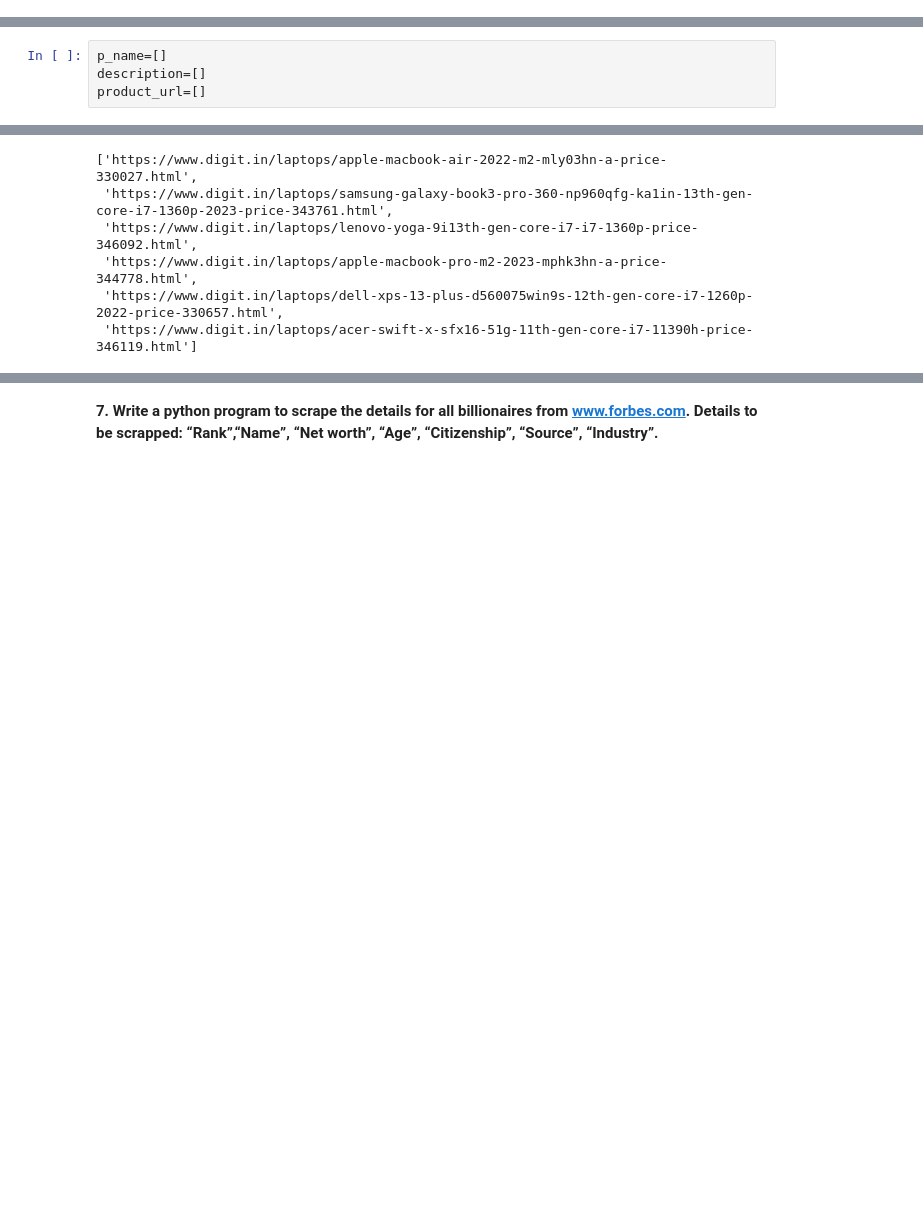
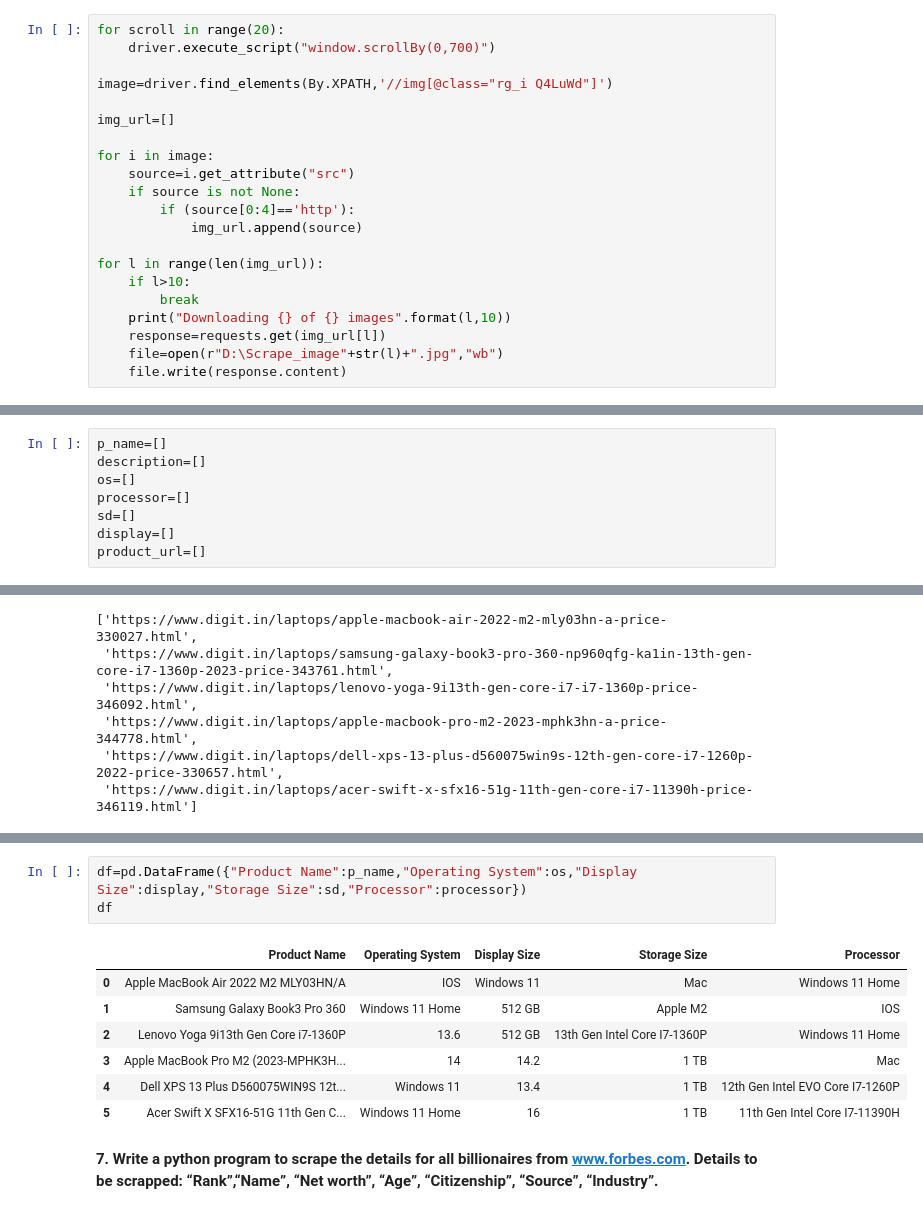
Before and after one commit to Soumendra007/Internship, a Jupyter notebook: Handling Exception with Selenium/Handling Exceptions Assignment using selenium.ipynb, the cells around one changed output, grey strips where cells are left out. Cells and saved outputs as stored; diff of their text form; blank space fills up the shorter version.

```diff
--- a/Handling Exception with Selenium/Handling Exceptions Assignment using selenium.ipynb
+++ b/Handling Exception with Selenium/Handling Exceptions Assignment using selenium.ipynb
@@ -163,0 +138,21 @@ Stacktrace:
+# %%
+for scroll in range(20):
+    driver.execute_script("window.scrollBy(0,700)")
+
+image=driver.find_elements(By.XPATH,'//img[@class="rg_i Q4LuWd"]')
+
+img_url=[]
+
+for i in image:
+    source=i.get_attribute("src")
+    if source is not None:
+        if (source[0:4]=='http'):
+            img_url.append(source)
+
+for l in range(len(img_url)):
+    if l>10:
+        break
+    print("Downloading {} of {} images".format(l,10))
+    response=requests.get(img_url[l])
+    file=open(r"D:\Scrape_image"+str(l)+".jpg","wb")
+    file.write(response.content)
@@ -379,6 +386,10 @@ time.sleep(3)
 # %%
 p_name=[]
 description=[]
+os=[]
+processor=[]
+sd=[]
+display=[]
 product_url=[]
 # %%
 # Fetching product name
@@ -496,3 +460,14 @@ description[0::12]
+# %%
+df=pd.DataFrame({"Product Name":p_name,"Operating System":os,"Display Size":display,"Storage Size":sd,"Processor":processor})
+df
+# %% [output]
+|  | Product Name | Operating System | Display Size | Storage Size | Processor |
+| 0 | Apple MacBook Air 2022 M2 MLY03HN/A | IOS | Windows 11 | Mac | Windows 11 Home |
+| 1 | Samsung Galaxy Book3 Pro 360 | Windows 11 Home | 512 GB | Apple M2 | IOS |
+| 2 | Lenovo Yoga 9i13th Gen Core i7-1360P | 13.6 | 512 GB | 13th Gen Intel Core I7-1360P | Windows 11 Home |
+| 3 | Apple MacBook Pro M2 (2023-MPHK3H... | 14 | 14.2 | 1 TB | Mac |
+| 4 | Dell XPS 13 Plus D560075WIN9S 12t... | Windows 11 | 13.4 | 1 TB | 12th Gen Intel EVO Core I7-1260P |
+| 5 | Acer Swift X SFX16-51G 11th Gen C... | Windows 11 Home | 16 | 1 TB | 11th Gen Intel Core I7-11390H |
 # %% [markdown]
 **7. Write a python program to scrape the details for all billionaires from www.forbes.com. Details to be scrapped: “Rank”,“Name”, “Net worth”, “Age”, “Citizenship”, “Source”, “Industry”.**
 # %% [markdown]
```
Also changed, not shown: parts of 18 cells of this notebook.
